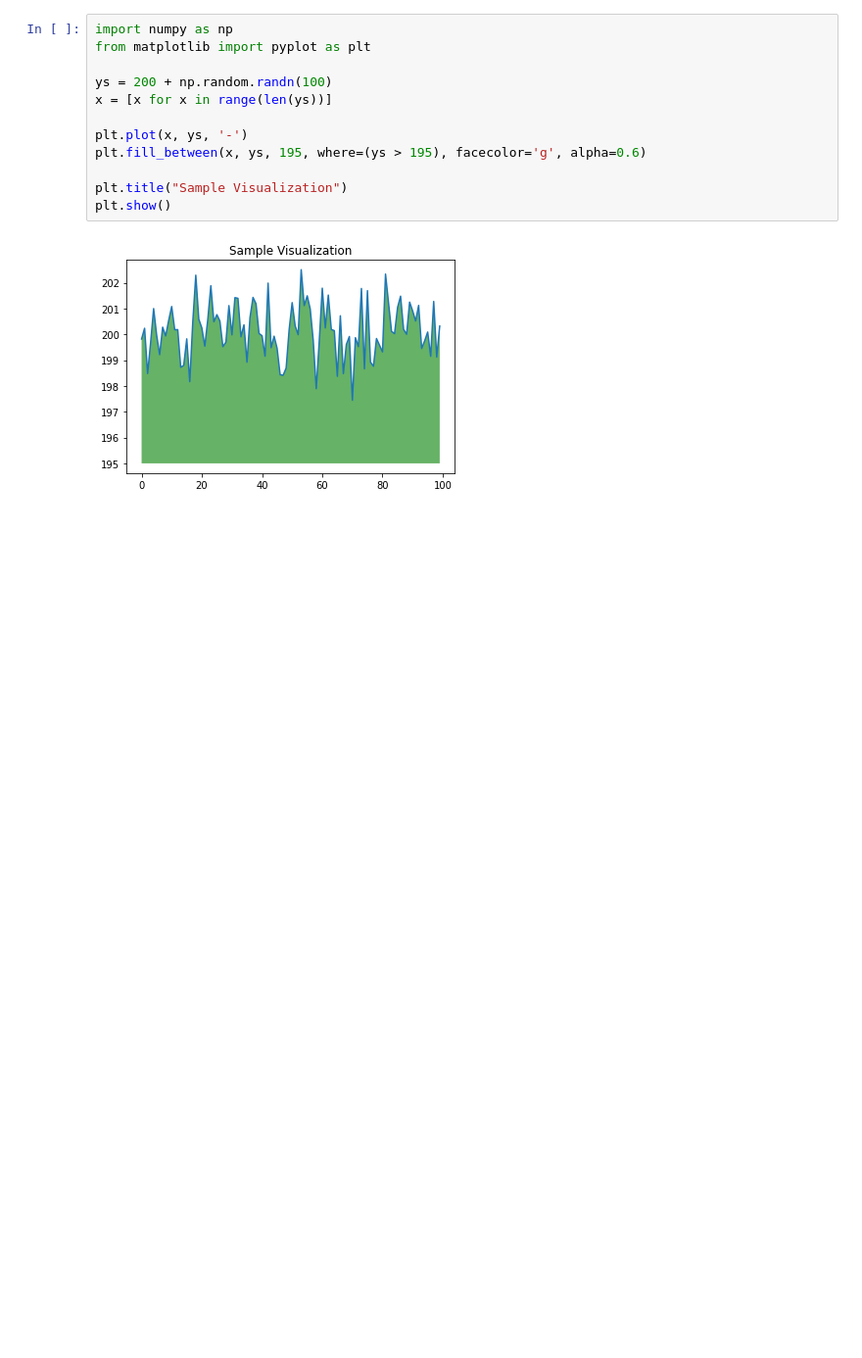
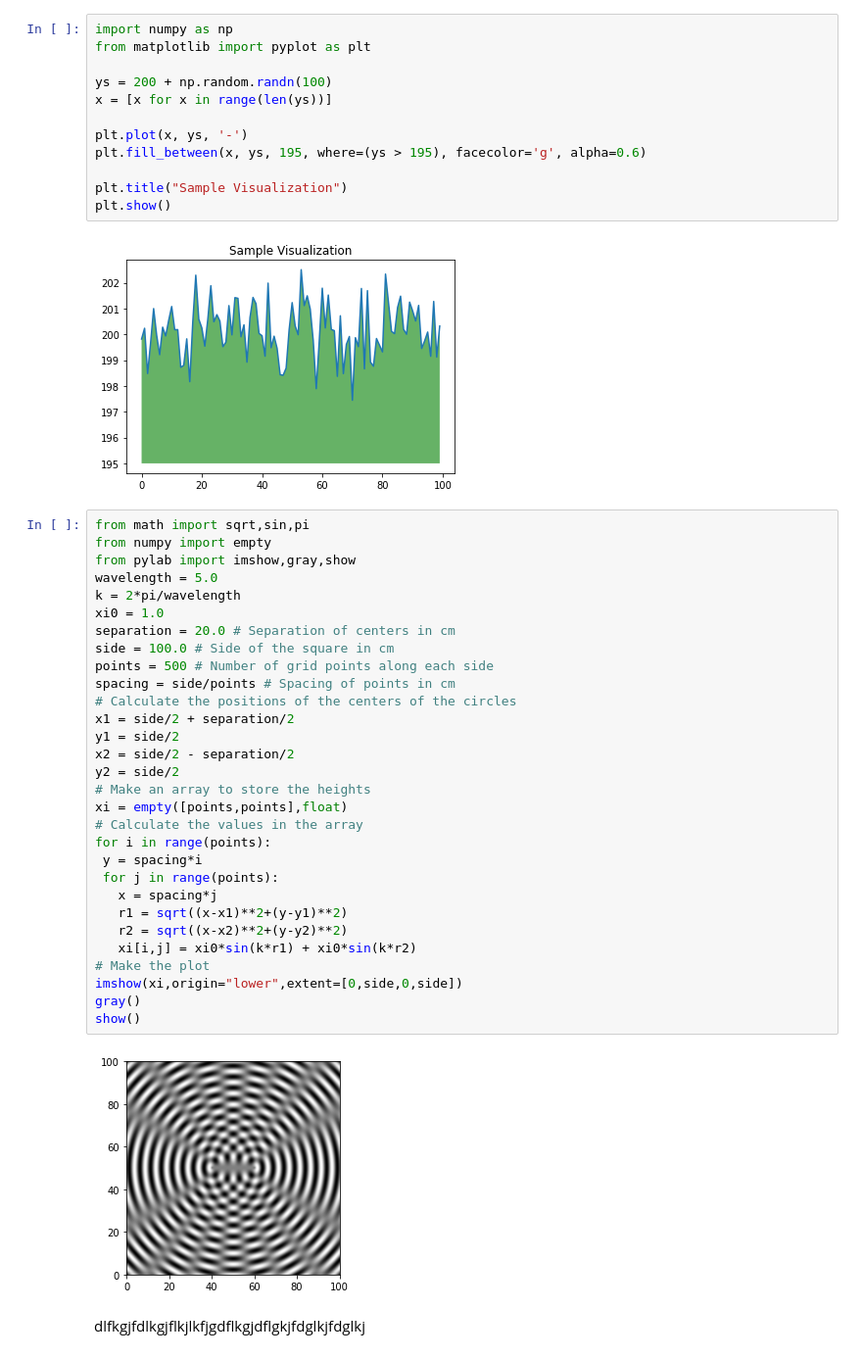
Before and after one commit to NIUCompPhys/Spring2021, a Jupyter notebook: temp2_pynb.ipynb, the cells around one changed output. Shown: that part at 98% size. Drawn from its saved outputs; the diff is of its cells as text; blank space fills up the shorter version.

```diff
--- a/temp2_pynb.ipynb
+++ b/temp2_pynb.ipynb
@@ -14,3 +14,37 @@ plt.title("Sample Visualization")
 plt.show()
 # %% [output]
 [figure]
+# %%
+from math import sqrt,sin,pi
+from numpy import empty
+from pylab import imshow,gray,show
+wavelength = 5.0
+k = 2*pi/wavelength
+xi0 = 1.0
+separation = 20.0 # Separation of centers in cm
+side = 100.0 # Side of the square in cm
+points = 500 # Number of grid points along each side
+spacing = side/points # Spacing of points in cm
+# Calculate the positions of the centers of the circles
+x1 = side/2 + separation/2
+y1 = side/2
+x2 = side/2 - separation/2
+y2 = side/2
+# Make an array to store the heights
+xi = empty([points,points],float)
+# Calculate the values in the array
+for i in range(points):
+ y = spacing*i
+ for j in range(points):
+   x = spacing*j
+   r1 = sqrt((x-x1)**2+(y-y1)**2)
+   r2 = sqrt((x-x2)**2+(y-y2)**2)
+   xi[i,j] = xi0*sin(k*r1) + xi0*sin(k*r2)
+# Make the plot
+imshow(xi,origin="lower",extent=[0,side,0,side])
+gray()
+show()
+# %% [output]
+[figure, added]
+# %% [markdown]
+dlfkgjfdlkgjflkjlkfjgdflkgjdflgkjfdglkjfdglkj
```
